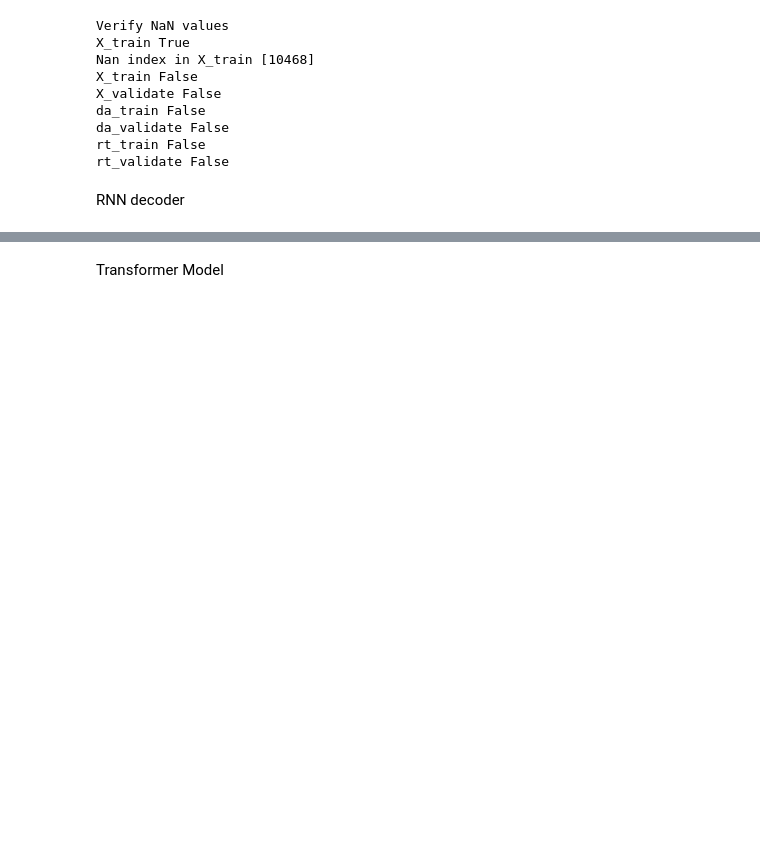
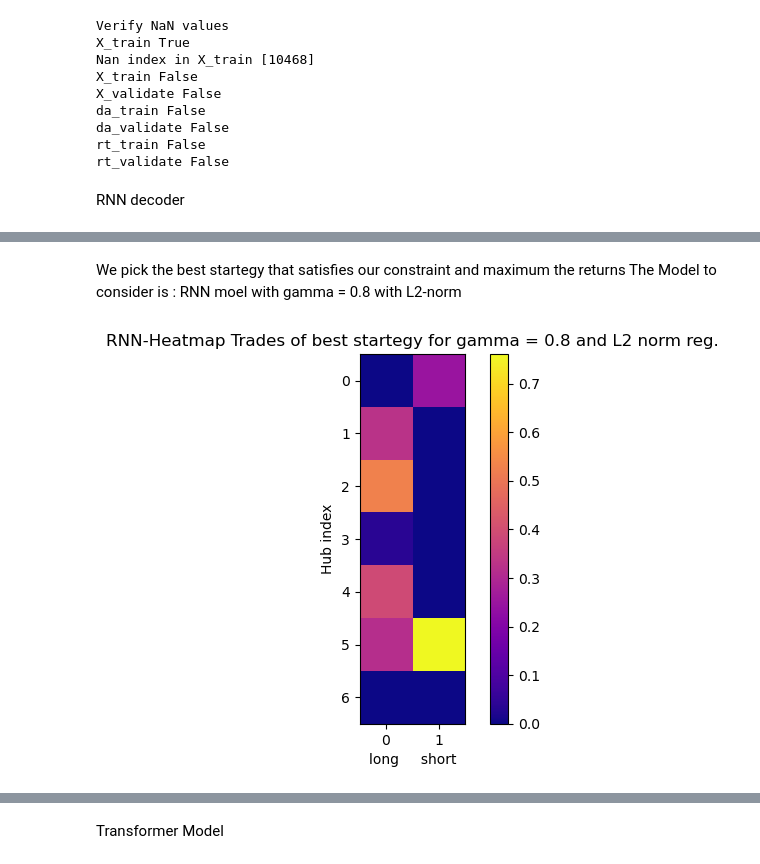
Before and after one commit to vincehass/TradeBot-Transformers, a Jupyter notebook: TransformerExperiments.ipynb, the cells around one changed output, grey strips where cells are left out. Cells and saved outputs as stored; diff of their text form; code cells hidden in the pictures; blank space fills up the shorter version.

```diff
--- a/TransformerExperiments.ipynb
+++ b/TransformerExperiments.ipynb
@@ -233,0 +234,15 @@ pd_dict
+# %% [markdown]
+We pick the best startegy that satisfies our constraint and maximum the returns
+The Model to consider is : RNN moel with gamma = 0.8 with L2-norm
+# %%
+
+df_trades = pd_dict[(2,7)][['v_longs', 'v_shorts']]
+df_trades
+heatmap, ax = plt.subplots()
+plt.imshow(df_trades, cmap='plasma', interpolation='nearest')
+plt.colorbar()
+plt.title('RNN-Heatmap Trades of best startegy for gamma = 0.8 and L2 norm reg.')
+ax.set(xlabel='long     short', ylabel='Hub index')
+plt.show()
+# %% [output]
+[figure, added]
```
Also changed, not shown: parts of 11 cells of this notebook, 7 other files.
